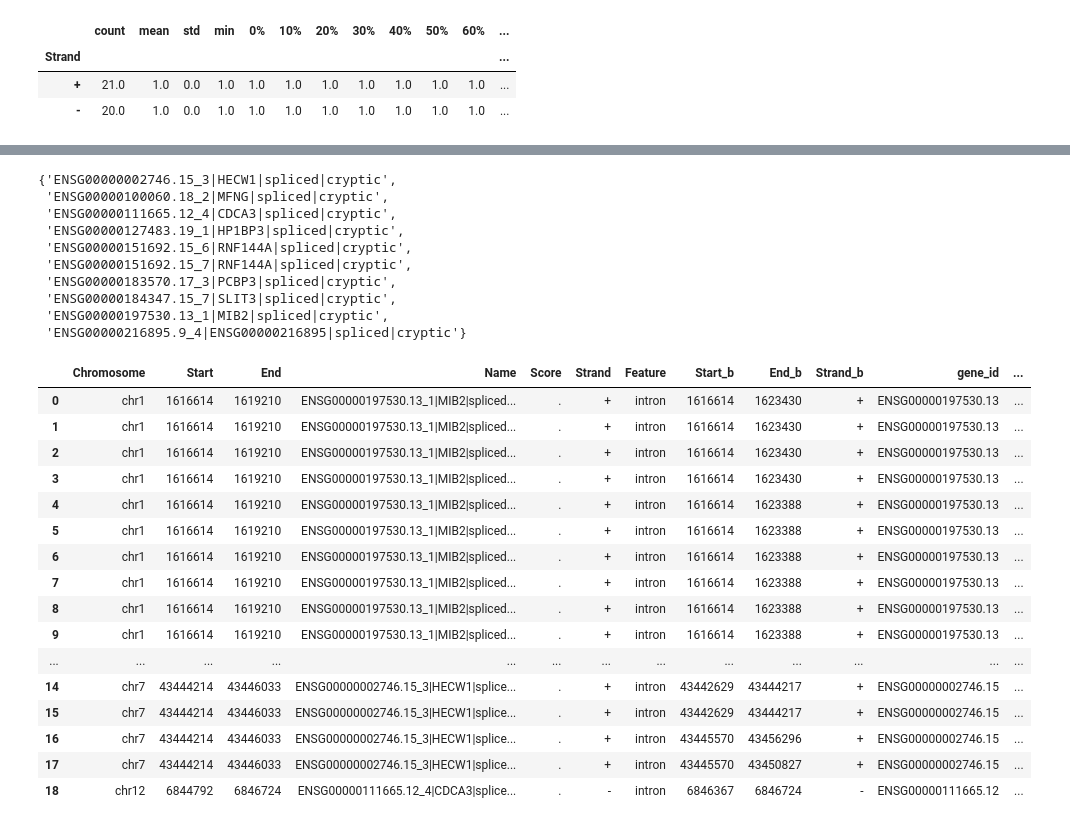
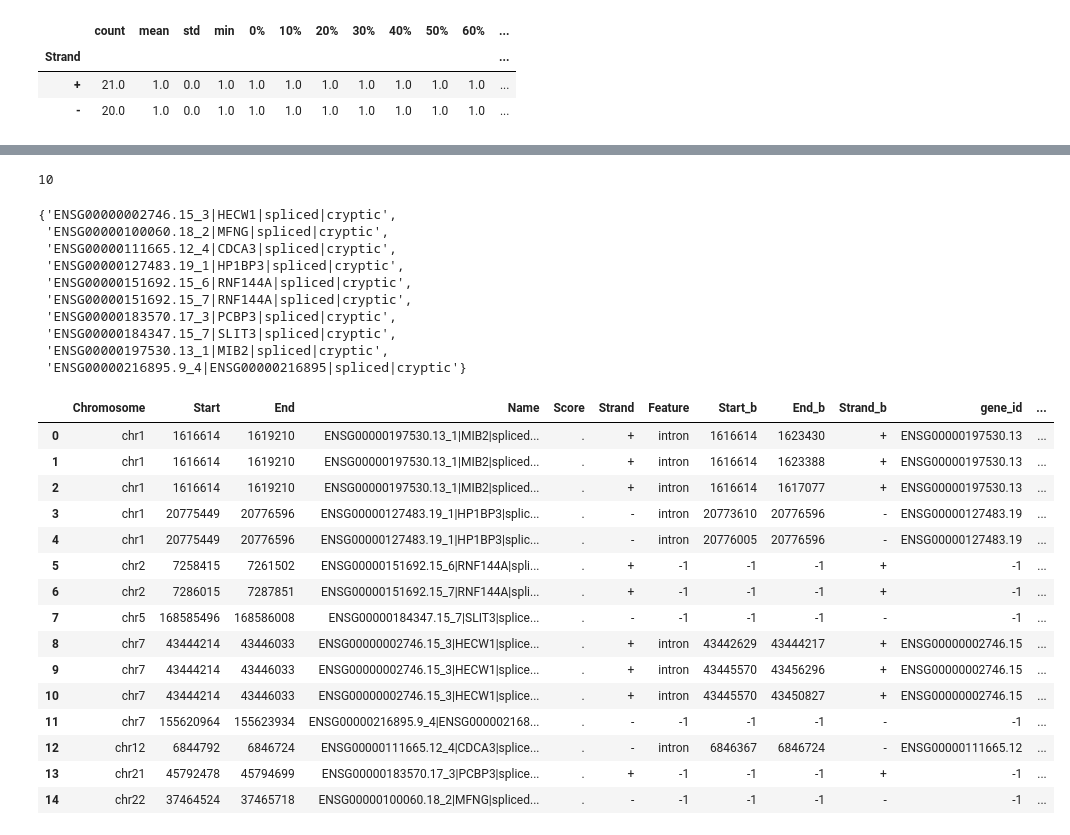
Before and after one commit to frattalab/tdp43-apa, a Jupyter notebook: postmortem/scripts/last_exons_to_sj.ipynb, the cells around one changed output, grey strips where cells are left out. Cells and saved outputs as stored; diff of their text form; code cells hidden in the pictures.

Commit message:
output BEDs of shifted and normal SJs. Exploring and notes on missing SJs (plan for majority)

```diff
--- a/postmortem/scripts/last_exons_to_sj.ipynb
+++ b/postmortem/scripts/last_exons_to_sj.ipynb
@@ -390,34 +388,17 @@ le_sj_clean.drop("gene_name").to_bed("../processed/2023-09-01_putative_as_cle_sj
 # %%
 # which le_ids do not have a SJ?
-ids_le_cryp.difference(set(le_sj_clean.Name))
+missing_le_ids = ids_le_cryp.difference(set(le_sj_clean.Name))
+print(len(missing_le_ids))
+missing_le_ids
 # %% [output]
-{'ENSG00000002746.15_3|HECW1|spliced|cryptic',
- 'ENSG00000100060.18_2|MFNG|spliced|cryptic',
- 'ENSG00000111665.12_4|CDCA3|spliced|cryptic',
- 'ENSG00000127483.19_1|HP1BP3|spliced|cryptic',
- 'ENSG00000151692.15_6|RNF144A|spliced|cryptic',
- 'ENSG00000151692.15_7|RNF144A|spliced|cryptic',
- 'ENSG00000183570.17_3|PCBP3|spliced|cryptic',
- 'ENSG00000184347.15_7|SLIT3|spliced|cryptic',
- 'ENSG00000197530.13_1|MIB2|spliced|cryptic',
- 'ENSG00000216895.9_4|ENSG00000216895|spliced|cryptic'}
+10
+{'ENSG00000002746.15_3|HECW1|spliced|cryptic',
+ 'ENSG00000100060.18_2|MFNG|spliced|cryptic',
+ 'ENSG00000111665.12_4|CDCA3|spliced|cryptic',
+ 'ENSG00000127483.19_1|HP1BP3|spliced|cryptic',
+ 'ENSG00000151692.15_6|RNF144A|spliced|cryptic',
+ 'ENSG00000151692.15_7|RNF144A|spliced|cryptic',
+ 'ENSG00000183570.17_3|PCBP3|spliced|cryptic',
+ 'ENSG00000184347.15_7|SLIT3|spliced|cryptic',
+ 'ENSG00000197530.13_1|MIB2|spliced|cryptic',
+ 'ENSG00000216895.9_4|ENSG00000216895|spliced|cryptic'}
-# %%
-le_cryp.subset(lambda df: df.Name.isin(ids_le_cryp.difference(set(le_sj_clean.Name)))).join(ref_introns, strandedness="same", slack=1)
-# %% [output]
-|  | Chromosome | Start | End | Name | Score | Strand | Feature | Start_b | End_b | Strand_b | gene_id | ... |
-| 0 | chr1 | 1616614 | 1619210 | ENSG00000197530.13_1|MIB2|spliced... | . | + | intron | 1616614 | 1623430 | + | ENSG00000197530.13 | ... |
-| 1 | chr1 | 1616614 | 1619210 | ENSG00000197530.13_1|MIB2|spliced... | . | + | intron | 1616614 | 1623430 | + | ENSG00000197530.13 | ... |
-| 2 | chr1 | 1616614 | 1619210 | ENSG00000197530.13_1|MIB2|spliced... | . | + | intron | 1616614 | 1623430 | + | ENSG00000197530.13 | ... |
-| 3 | chr1 | 1616614 | 1619210 | ENSG00000197530.13_1|MIB2|spliced... | . | + | intron | 1616614 | 1623430 | + | ENSG00000197530.13 | ... |
-| 4 | chr1 | 1616614 | 1619210 | ENSG00000197530.13_1|MIB2|spliced... | . | + | intron | 1616614 | 1623388 | + | ENSG00000197530.13 | ... |
-| 5 | chr1 | 1616614 | 1619210 | ENSG00000197530.13_1|MIB2|spliced... | . | + | intron | 1616614 | 1623388 | + | ENSG00000197530.13 | ... |
-| 6 | chr1 | 1616614 | 1619210 | ENSG00000197530.13_1|MIB2|spliced... | . | + | intron | 1616614 | 1623388 | + | ENSG00000197530.13 | ... |
-| 7 | chr1 | 1616614 | 1619210 | ENSG00000197530.13_1|MIB2|spliced... | . | + | intron | 1616614 | 1623388 | + | ENSG00000197530.13 | ... |
-| 8 | chr1 | 1616614 | 1619210 | ENSG00000197530.13_1|MIB2|spliced... | . | + | intron | 1616614 | 1623388 | + | ENSG00000197530.13 | ... |
-| 9 | chr1 | 1616614 | 1619210 | ENSG00000197530.13_1|MIB2|spliced... | . | + | intron | 1616614 | 1623388 | + | ENSG00000197530.13 | ... |
-| ... | ... | ... | ... | ... | ... | ... | ... | ... | ... | ... | ... | ... |
-| 14 | chr7 | 43444214 | 43446033 | ENSG00000002746.15_3|HECW1|splice... | . | + | intron | 43442629 | 43444217 | + | ENSG00000002746.15 | ... |
-| 15 | chr7 | 43444214 | 43446033 | ENSG00000002746.15_3|HECW1|splice... | . | + | intron | 43442629 | 43444217 | + | ENSG00000002746.15 | ... |
-| 16 | chr7 | 43444214 | 43446033 | ENSG00000002746.15_3|HECW1|splice... | . | + | intron | 43445570 | 43456296 | + | ENSG00000002746.15 | ... |
-| 17 | chr7 | 43444214 | 43446033 | ENSG00000002746.15_3|HECW1|splice... | . | + | intron | 43445570 | 43450827 | + | ENSG00000002746.15 | ... |
-| 18 | chr12 | 6844792 | 6846724 | ENSG00000111665.12_4|CDCA3|splice... | . | - | intron | 6846367 | 6846724 | - | ENSG00000111665.12 | ... |
@@ -425,0 +405,30 @@ le_cryp.subset(lambda df: df.Name.isin(ids_le_cryp.difference(set(le_sj_clean.Na
+# %%
+# which ones have an overlapping reference SJ/intron?
+le_cryp_missing_sj_overlap = (le_cryp.subset(lambda df: df.Name.isin(missing_le_ids))
+.join(ref_introns, how="left", strandedness="same", slack=1)
+.apply(lambda df: df.drop_duplicates(subset=["Start", "End", "Name", "Start_b", "End_b"]))
+.assign("end3_diff",
+        lambda df: abs(df.End_b - df.End) if (df.Strand == "+").all() else abs(df.Start_b - df.Start))
+.assign("end5_diff",
+        lambda df: abs(df.Start_b - df.Start) if (df.Strand == "+").all() else abs(df.End_b - df.End))
+)
+
+
+le_cryp_missing_sj_overlap
+# %% [output]
+|  | Chromosome | Start | End | Name | Score | Strand | Feature | Start_b | End_b | Strand_b | gene_id | ... |
+| 0 | chr1 | 1616614 | 1619210 | ENSG00000197530.13_1|MIB2|spliced... | . | + | intron | 1616614 | 1623430 | + | ENSG00000197530.13 | ... |
+| 1 | chr1 | 1616614 | 1619210 | ENSG00000197530.13_1|MIB2|spliced... | . | + | intron | 1616614 | 1623388 | + | ENSG00000197530.13 | ... |
+| 2 | chr1 | 1616614 | 1619210 | ENSG00000197530.13_1|MIB2|spliced... | . | + | intron | 1616614 | 1617077 | + | ENSG00000197530.13 | ... |
+| 3 | chr1 | 20775449 | 20776596 | ENSG00000127483.19_1|HP1BP3|splic... | . | - | intron | 20773610 | 20776596 | - | ENSG00000127483.19 | ... |
+| 4 | chr1 | 20775449 | 20776596 | ENSG00000127483.19_1|HP1BP3|splic... | . | - | intron | 20776005 | 20776596 | - | ENSG00000127483.19 | ... |
+| 5 | chr2 | 7258415 | 7261502 | ENSG00000151692.15_6|RNF144A|spli... | . | + | -1 | -1 | -1 | + | -1 | ... |
+| 6 | chr2 | 7286015 | 7287851 | ENSG00000151692.15_7|RNF144A|spli... | . | + | -1 | -1 | -1 | + | -1 | ... |
+| 7 | chr5 | 168585496 | 168586008 | ENSG00000184347.15_7|SLIT3|splice... | . | - | -1 | -1 | -1 | - | -1 | ... |
+| 8 | chr7 | 43444214 | 43446033 | ENSG00000002746.15_3|HECW1|splice... | . | + | intron | 43442629 | 43444217 | + | ENSG00000002746.15 | ... |
+| 9 | chr7 | 43444214 | 43446033 | ENSG00000002746.15_3|HECW1|splice... | . | + | intron | 43445570 | 43456296 | + | ENSG00000002746.15 | ... |
+| 10 | chr7 | 43444214 | 43446033 | ENSG00000002746.15_3|HECW1|splice... | . | + | intron | 43445570 | 43450827 | + | ENSG00000002746.15 | ... |
+| 11 | chr7 | 155620964 | 155623934 | ENSG00000216895.9_4|ENSG000002168... | . | - | -1 | -1 | -1 | - | -1 | ... |
+| 12 | chr12 | 6844792 | 6846724 | ENSG00000111665.12_4|CDCA3|splice... | . | - | intron | 6846367 | 6846724 | - | ENSG00000111665.12 | ... |
+| 13 | chr21 | 45792478 | 45794699 | ENSG00000183570.17_3|PCBP3|splice... | . | + | -1 | -1 | -1 | + | -1 | ... |
+| 14 | chr22 | 37464524 | 37465718 | ENSG00000100060.18_2|MFNG|spliced... | . | - | -1 | -1 | -1 | - | -1 | ... |
```
Also changed, not shown: parts of 13 cells of this notebook.
